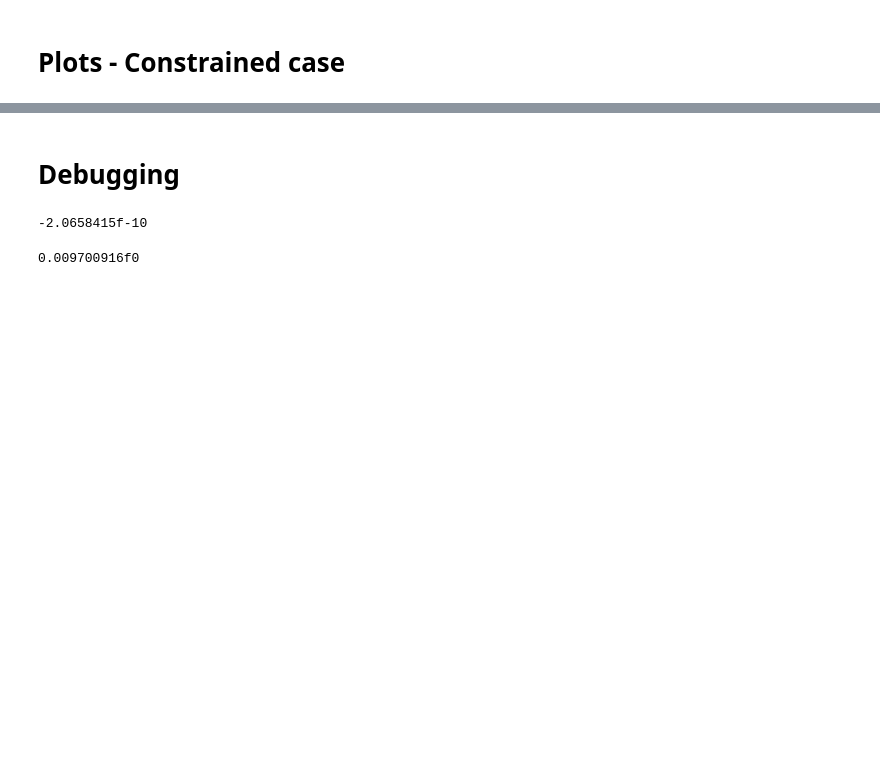
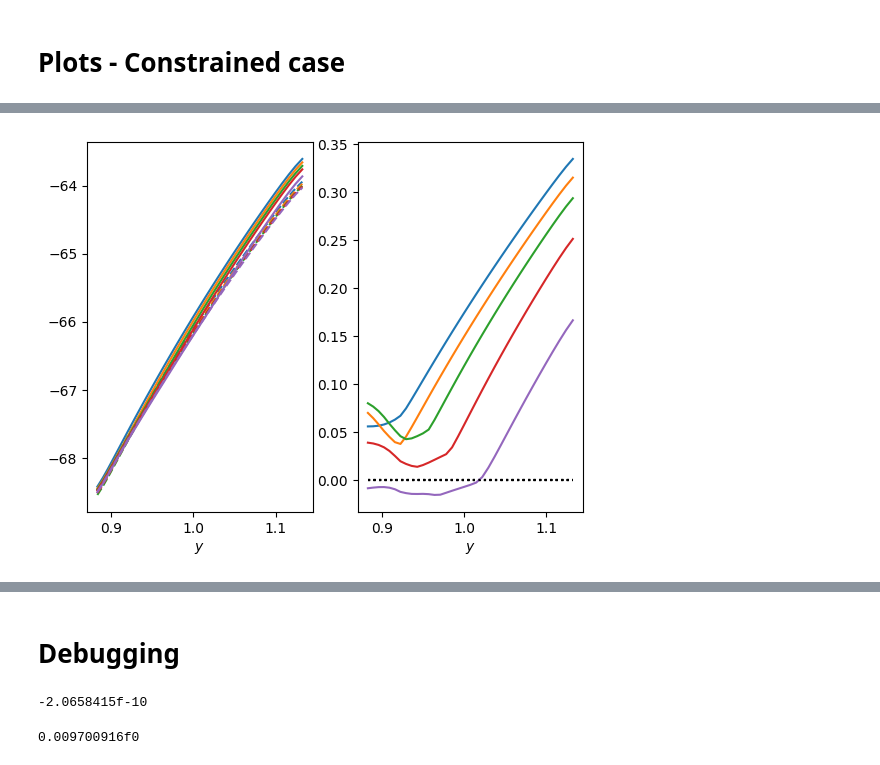
Before and after one commit to carlogalli/colab-gpu, a Jupyter notebook: reducedform_v2.ipynb, the cells around one changed output, grey strips where cells are left out. Drawn from its saved outputs; the diff is of its cells as text; code cells hidden in the pictures; blank space fills up the shorter version.

```diff
--- a/reducedform_v2.ipynb
+++ b/reducedform_v2.ipynb
@@ -2751,7 +2802,7 @@ clf()
 rows=3; cols=3
 fig, axs = subplots(rows, cols, num=fignum, clear=true)
 
-b_mean = 0.10
+b_mean = 0.12
 b_std = 0.02
 # ibs = [searchsortedfirst(bgrid, b_mean+b_std*j) for j in -1:0.5:0]
 ibs = [searchsortedfirst(bgrid, b_mean+b_std*j) for j in -2:2:2]
@@ -2819,0 +2865,26 @@ plot_eqm_y(mp, ma, pe, pf)
+# %%
+bgrid = convert(Array, ma.bgrid)
+ygrid = convert(Array, ma.ygrid)
+vr = convert(Array, ma.vr)
+vd = convert(Array, ma.vd)
+
+rows=1; cols=2
+fig, axs = subplots(rows, cols, num=fignum, clear=true)
+
+ibs = [searchsortedfirst(bgrid, x) for x in [0.05; 0.08; 0.11; 0.14; 0.2]]
+
+for ib in ibs
+    b=bgrid[ib]
+    sca(axs[1])
+    l1,=plot(ygrid, vr[ib,:], "-", label = @sprintf("b = %.2f", b))
+    c=l1.get_color()
+    plot(ygrid, vd[ib,:], "--",color=c)
+    xlabel(L"y")
+
+    sca(axs[2])
+    plot(ygrid, vr[ib,:].-vd[ib,:], "-",color=c)
+    plot(ygrid, zeros(mp.ny), ":k")
+    xlabel(L"y")
+end
+# %% [output]
+[figure, added]
```
Also changed, not shown: parts of 16 cells of this notebook.
